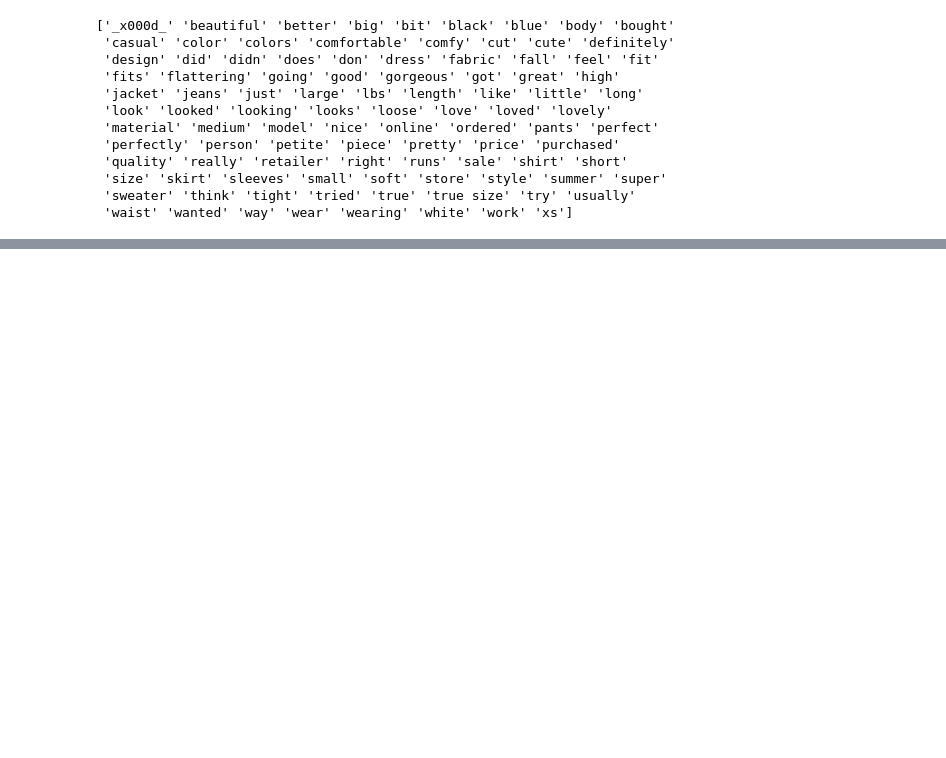
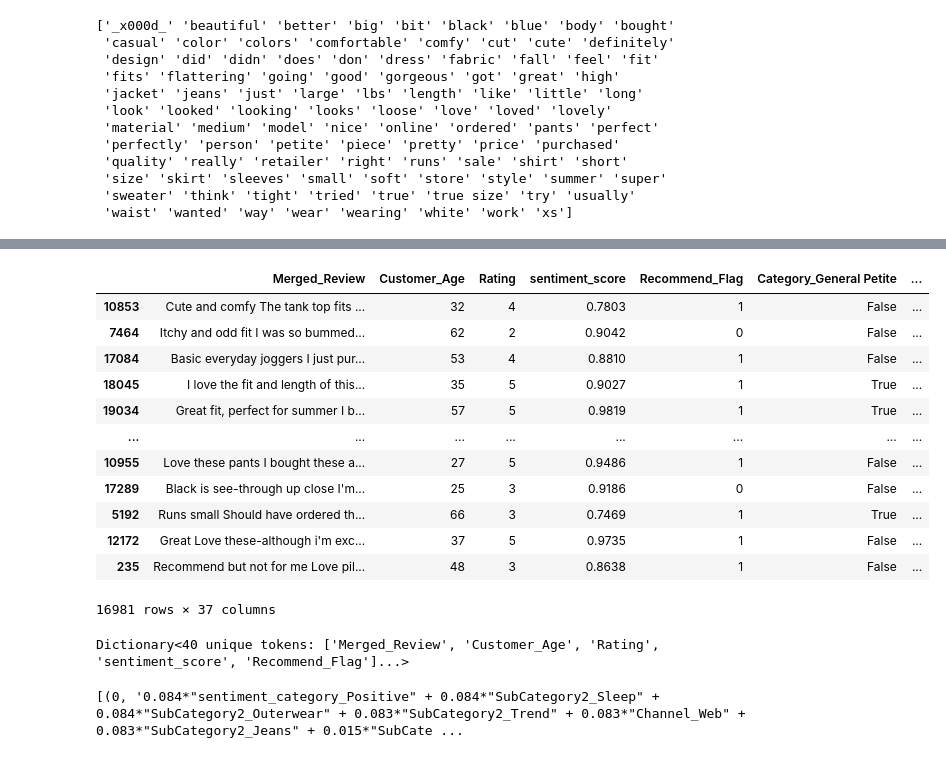
Before and after one commit to phallyn-chean/data-science-project, a Jupyter notebook: src/text_mining_model.ipynb, the cells around one changed output, grey strips where cells are left out. Cells and saved outputs as stored; diff of their text form; code cells hidden in the pictures; blank space fills up the shorter version.

Commit message:
Topic Mining

```diff
--- a/src/text_mining_model.ipynb
+++ b/src/text_mining_model.ipynb
@@ -1247,0 +1303,21 @@ print(vect.get_feature_names_out())
+# %%
+X_train
+# %% [output]
+|  | Merged_Review | Customer_Age | Rating | sentiment_score | Recommend_Flag | Category_General Petite | ... |
+| 10853 | Cute and comfy The tank top fits ... | 32 | 4 | 0.7803 | 1 | False | ... |
+| 7464 | Itchy and odd fit I was so bummed... | 62 | 2 | 0.9042 | 0 | False | ... |
+| 17084 | Basic everyday joggers I just pur... | 53 | 4 | 0.8810 | 1 | False | ... |
+| 18045 | I love the fit and length of this... | 35 | 5 | 0.9027 | 1 | True | ... |
+| 19034 | Great fit, perfect for summer I b... | 57 | 5 | 0.9819 | 1 | True | ... |
+| ... | ... | ... | ... | ... | ... | ... | ... |
+| 10955 | Love these pants I bought these a... | 27 | 5 | 0.9486 | 1 | False | ... |
+| 17289 | Black is see-through up close I'm... | 25 | 3 | 0.9186 | 0 | False | ... |
+| 5192 | Runs small Should have ordered th... | 66 | 3 | 0.7469 | 1 | True | ... |
+| 12172 | Great Love these-although i'm exc... | 37 | 5 | 0.9735 | 1 | False | ... |
+| 235 | Recommend but not for me Love pil... | 48 | 3 | 0.8638 | 1 | False | ... |
+16981 rows × 37 columns
+# %%
+dictionary = corpora.Dictionary(X_train_tokens)
+print(dictionary)
+# %% [output]
+Dictionary<40 unique tokens: ['Merged_Review', 'Customer_Age', 'Rating', 'sentiment_score', 'Recommend_Flag']...>
@@ -1247,0 +1332,4 @@ print(vect.get_feature_names_out())
+# %%
+print(ldamodel.print_topics(num_topics=5, num_words=20))
+# %% [output]
+[(0, '0.084*"sentiment_category_Positive" + 0.084*"SubCategory2_Sleep" + 0.084*"SubCategory2_Outerwear" + 0.083*"SubCategory2_Trend" + 0.083*"Channel_Web" + 0.083*"SubCategory2_Jeans" + 0.015*"SubCate ...
```
Also changed, not shown: parts of 27 cells of this notebook.
